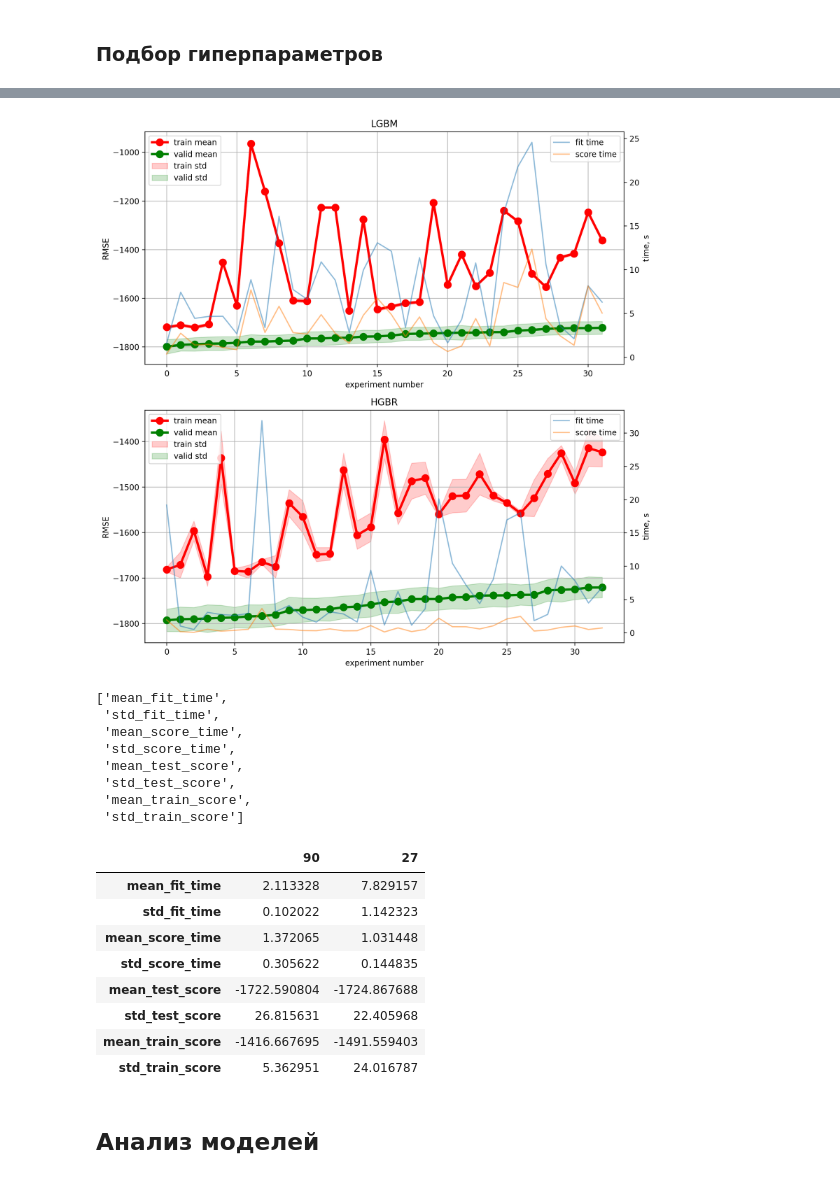
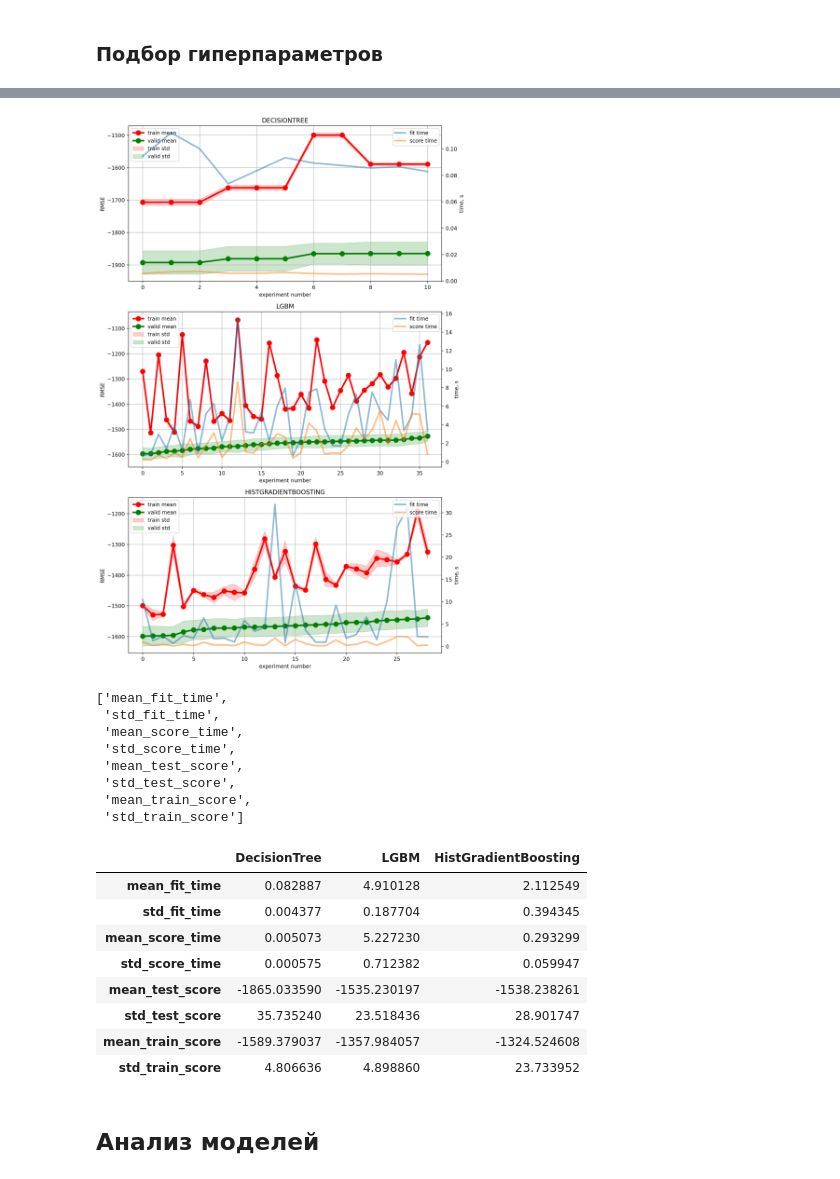
Before and after one commit to dimdasci/yp13-gradient-boosting, a Jupyter notebook: notebooks/yp13-gradient-boosting.ipynb, the cells around one changed output, grey strips where cells are left out. Cells and saved outputs as stored; diff of their text form; code cells hidden in the pictures.

Commit message:
hyperparameter search

```diff
--- a/notebooks/yp13-gradient-boosting.ipynb
+++ b/notebooks/yp13-gradient-boosting.ipynb
@@ -1648,3 +1625,8 @@ results_columns = [
     'mean_test_score', 'std_test_score', 'mean_train_score', 'std_train_score',
     'params', 'rank_test_score'
 ]
+# %%
+dt_results = pd.DataFrame(
+    dt_search_results.cv_results_)[results_columns].query(
+        'mean_test_score > -1900').sort_values(by="mean_test_score")
+dt_results.head()
@@ -1651,7 +1640,7 @@ results_columns = [
 # %%
 lgbm_results = pd.DataFrame(
     lgbm_search_results.cv_results_)[results_columns].query(
-        'mean_test_score > -1800').sort_values(by="mean_test_score")
+        'mean_test_score > -1600').sort_values(by="mean_test_score")
 lgbm_results.head()
 # %% [output]
 |  | mean_fit_time | std_fit_time | mean_score_time | std_score_time | mean_test_score | std_test_score | ... |
@@ -1663,7 +1652,7 @@ lgbm_results.head()
 # %%
 hgbr_results = pd.DataFrame(
     hgbr_search_results.cv_results_)[results_columns].query(
-        'mean_test_score > -1800').sort_values(by="mean_test_score")
+        'mean_test_score > -1600').sort_values(by="mean_test_score")
 hgbr_results.head()
 # %% [output]
 |  | mean_fit_time | std_fit_time | mean_score_time | std_score_time | mean_test_score | std_test_score | ... |
@@ -1710,18 +1699,19 @@ def plot_searh_curve(df: pd.DataFrame, ax: plt.axes, model_name: str) -> None:
     ax.legend(loc='upper left')
 
     ax2 = ax.twinx()
-    ax2.plot(x_range, df.mean_fit_time, alpha=.5, label='fit time')
-    ax2.plot(x_range, df.mean_score_time, alpha=.5, label='score time')
+    ax2.plot(x_range, df.mean_fit_time, lw=3, alpha=.5, label='fit time')
+    ax2.plot(x_range, df.mean_score_time, lw=3, alpha=.5, label='score time')
     ax2.set_ylabel('time, s')
     ax2.legend(loc='upper right')
 # %%
-fig, axes = plt.subplots(2, 1, figsize=(10, 10))
-plot_searh_curve(lgbm_results, ax=axes[0], model_name='LGBM')
-plot_searh_curve(hgbr_results, ax=axes[1], model_name='HGBR')
+fig, axes = plt.subplots(3, 1, figsize=(10, 15))
+plot_searh_curve(dt_results, ax=axes[0], model_name='DecisionTree')
+plot_searh_curve(lgbm_results, ax=axes[1], model_name='LGBM')
+plot_searh_curve(hgbr_results, ax=axes[2], model_name='HistGradientBoosting')
 plt.tight_layout()
 plt.show()
 # %% [output]
-[figure, old version]
+[figure, new version]
 # %%
 _cols = hgbr_results.columns.to_list()
 _cols.remove('params')
@@ -1737,18 +1727,20 @@ _cols
  'mean_train_score',
  'std_train_score']
 # %%
-pd.concat([lgbm_results.iloc[[29]],
-           hgbr_results.iloc[[30]]])[_cols].T
+comparison = pd.concat([dt_results.iloc[[-1]], lgbm_results.iloc[[-3]],
+           hgbr_results.iloc[[-1]]])[_cols].T
+comparison.columns = ['DecisionTree', 'LGBM', 'HistGradientBoosting']
+comparison
 # %% [output]
-|  | 90 | 27 |
-| mean_fit_time | 2.113328 | 7.829157 |
-| std_fit_time | 0.102022 | 1.142323 |
-| mean_score_time | 1.372065 | 1.031448 |
-| std_score_time | 0.305622 | 0.144835 |
-| mean_test_score | -1722.590804 | -1724.867688 |
-| std_test_score | 26.815631 | 22.405968 |
-| mean_train_score | -1416.667695 | -1491.559403 |
-| std_train_score | 5.362951 | 24.016787 |
+|  | DecisionTree | LGBM | HistGradientBoosting |
+| mean_fit_time | 0.082887 | 4.910128 | 2.112549 |
+| std_fit_time | 0.004377 | 0.187704 | 0.394345 |
+| mean_score_time | 0.005073 | 5.227230 | 0.293299 |
+| std_score_time | 0.000575 | 0.712382 | 0.059947 |
+| mean_test_score | -1865.033590 | -1535.230197 | -1538.238261 |
+| std_test_score | 35.735240 | 23.518436 | 28.901747 |
+| mean_train_score | -1589.379037 | -1357.984057 | -1324.524608 |
+| std_train_score | 4.806636 | 4.898860 | 23.733952 |
 # %% [markdown]
 ## Анализ моделей
 # %% [markdown]
```
Also changed, not shown: parts of 43 cells of this notebook.
